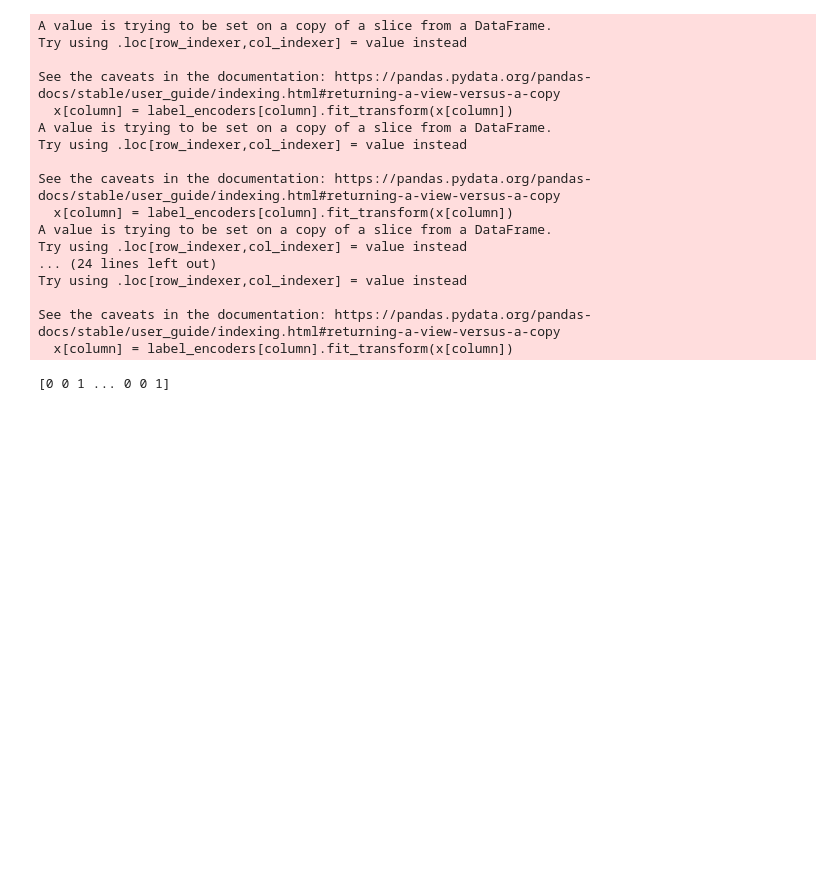
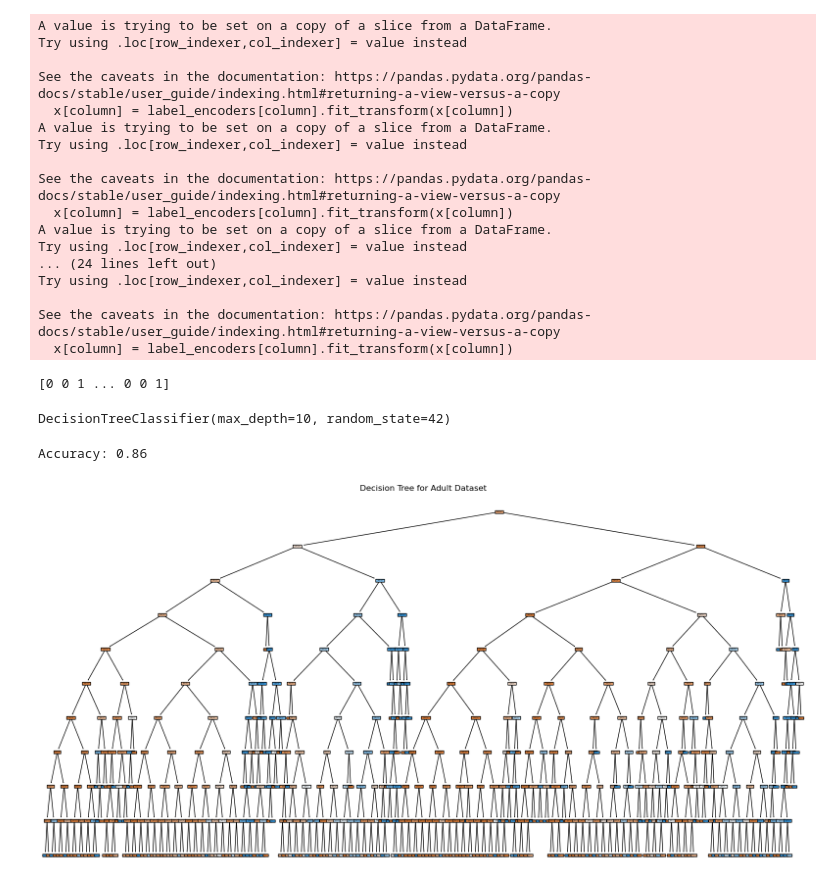
Before and after one commit to Fayeshiny/ML-Labs-25Fall-SYSU, a Jupyter notebook: Assignment 3/lab3.ipynb, the cells around one changed output. Cells and saved outputs as stored; diff of their text form; code cells hidden in the pictures; blank space fills up the shorter version.

```diff
--- a/Assignment 3/lab3.ipynb
+++ b/Assignment 3/lab3.ipynb
@@ -65,3 +65,13 @@ See the caveats in the documentation: https://pandas.pydata.org/pandas-docs/stab
 print(y)
 # %% [output]
 [0 0 1 ... 0 0 1]
+# %%
+# Split the dataset.
+x_train, x_test, y_train, y_test = train_test_split(x, y, test_size=0.2, random_state=42)
+# %%
+# Create a decision tree model.
+clf = DecisionTreeClassifier(max_depth=10, random_state=42)
+# Model Training.
+clf.fit(x_train, y_train)
+# %% [output]
+DecisionTreeClassifier(max_depth=10, random_state=42)
@@ -67,0 +81,14 @@ print(y)
+# %%
+# Model evaluation.
+accuracy = accuracy_score(y_test, y_pred)
+print(f"Accuracy: {accuracy:.2f}")
+# %% [output]
+Accuracy: 0.86
+# %%
+# Visualize the result
+plt.figure(figsize=(20, 10))
+plot_tree(clf, filled=True, feature_names=data.feature_names)
+plt.title("Decision Tree for Adult Dataset")
+plt.show()
+# %% [output]
+[figure, added]
```
Also changed, not shown: parts of 7 cells of this notebook, 2 other files.
